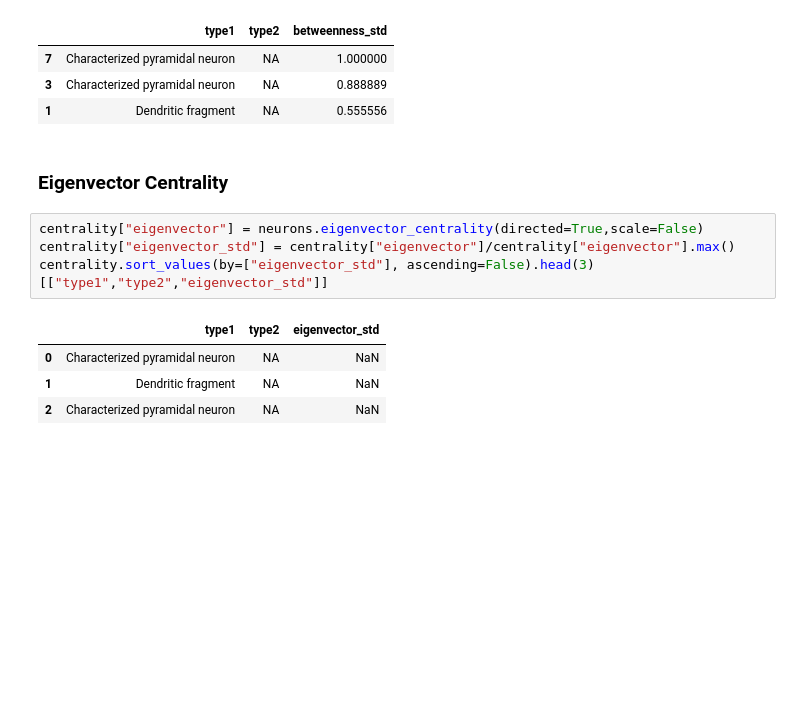
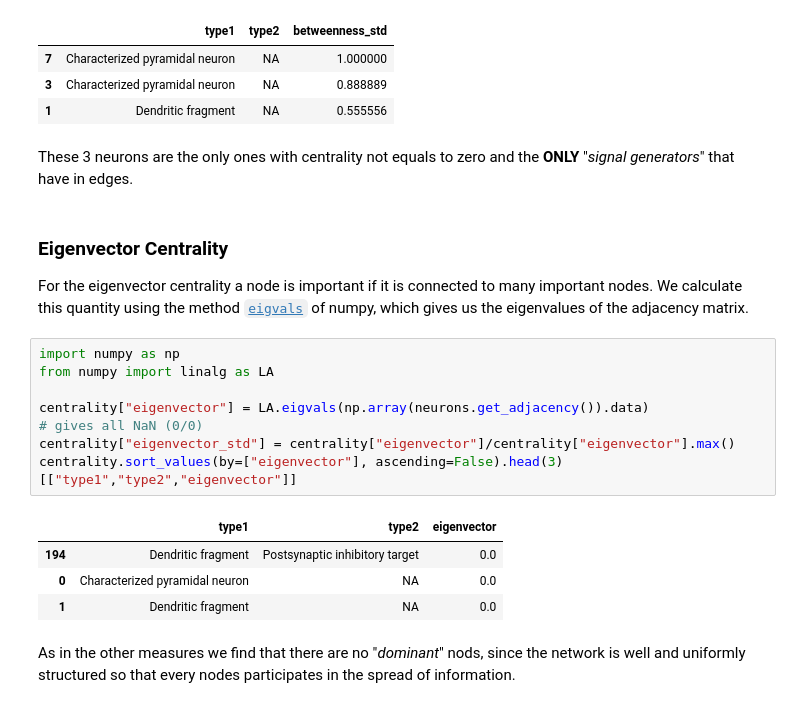
Before and after one commit to cMancio00/sand-2024, a Jupyter notebook: notebooks/Cortical.ipynb, the cells around one changed output. Drawn from its saved outputs; the diff is of its cells as text; blank space fills up the shorter version.

```diff
--- a/notebooks/Cortical.ipynb
+++ b/notebooks/Cortical.ipynb
@@ -402,14 +406,25 @@ centrality.sort_values(by=["betweenness_std"], ascending=False).head(3)[["type1"
 | 7 | Characterized pyramidal neuron | NA | 1.000000 |
 | 3 | Characterized pyramidal neuron | NA | 0.888889 |
 | 1 | Dendritic fragment | NA | 0.555556 |
+# %% [markdown]
+These 3 neurons are the only ones with centrality not equals to zero and the **ONLY** "*signal generators*" that have in edges.
 # %% [markdown]
 ### Eigenvector Centrality
+
+For the eigenvector centrality a node is important if it is connected to many important nodes.
+We calculate this quantity using the method [`eigvals`](https://numpy.org/doc/stable/reference/generated/numpy.linalg.eigvals.html) of numpy, which gives us the eigenvalues of the adjacency matrix.
 # %%
-centrality["eigenvector"] = neurons.eigenvector_centrality(directed=True,scale=False)
+import numpy as np
+from numpy import linalg as LA
+
+centrality["eigenvector"] = LA.eigvals(np.array(neurons.get_adjacency()).data)
+# gives all NaN (0/0)
 centrality["eigenvector_std"] = centrality["eigenvector"]/centrality["eigenvector"].max()
-centrality.sort_values(by=["eigenvector_std"], ascending=False).head(3)[["type1","type2","eigenvector_std"]]
+centrality.sort_values(by=["eigenvector"], ascending=False).head(3)[["type1","type2","eigenvector"]]
 # %% [output]
-|  | type1 | type2 | eigenvector_std |
-| 0 | Characterized pyramidal neuron | NA | NaN |
-| 1 | Dendritic fragment | NA | NaN |
-| 2 | Characterized pyramidal neuron | NA | NaN |
+|  | type1 | type2 | eigenvector |
+| 194 | Dendritic fragment | Postsynaptic inhibitory target | 0.0 |
+| 0 | Characterized pyramidal neuron | NA | 0.0 |
+| 1 | Dendritic fragment | NA | 0.0 |
+# %% [markdown]
+As in the other measures we find that there are no "*dominant*" nods, since the network is well and uniformly structured so that every nodes participates in the spread of information.
```
Also changed, not shown: parts of 4 cells of this notebook.
